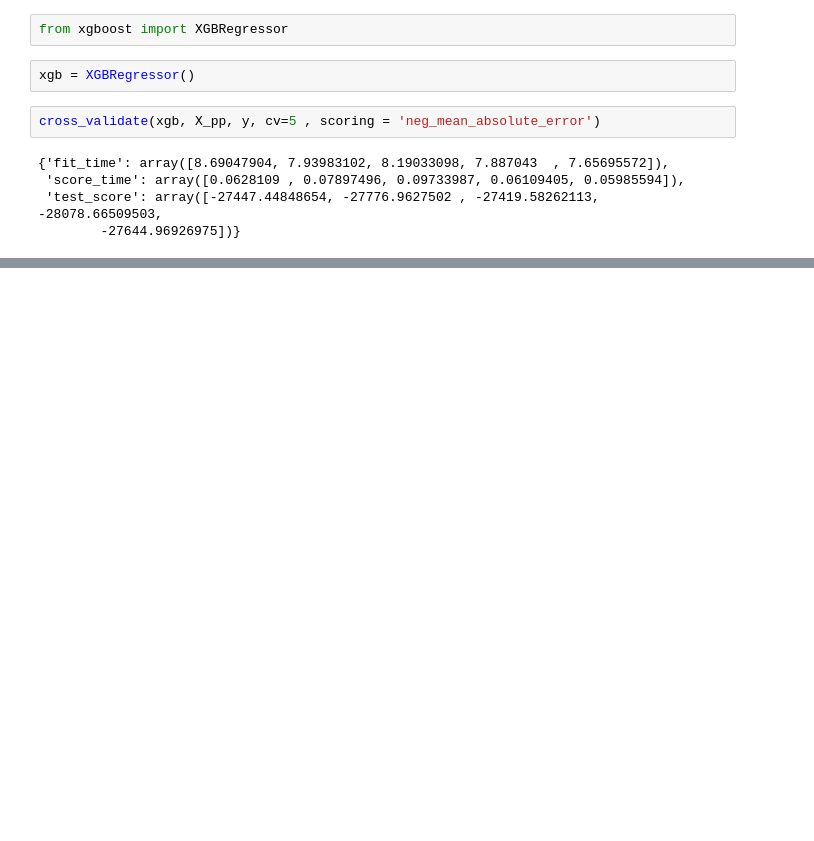
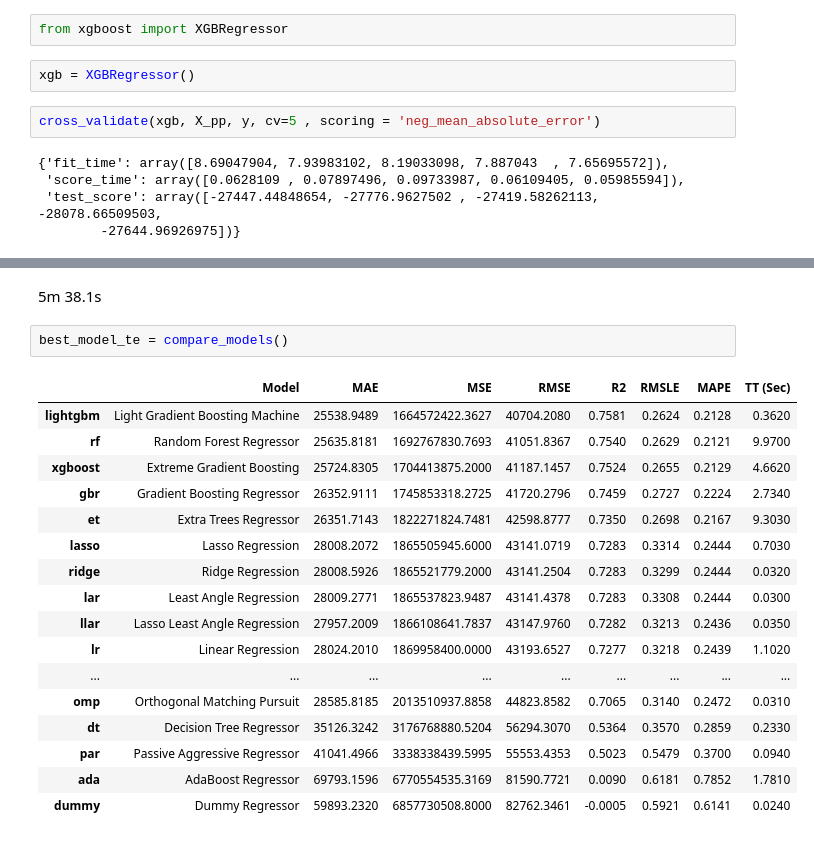
Before and after one commit to igordesouza/Hackday, a Jupyter notebook: ml-pycaret.ipynb, the cells around one changed output, grey strips where cells are left out. Cells and saved outputs as stored; diff of their text form; blank space fills up the shorter version.

Commit message:
Avaliando modelos com Target Encoder e Log(Preço)

```diff
--- a/ml-pycaret.ipynb
+++ b/ml-pycaret.ipynb
@@ -178,0 +224,22 @@ cross_validate(xgb, X_pp, y, cv=5 , scoring = 'neg_mean_absolute_error')
+# %% [markdown]
+5m 38.1s
+# %%
+best_model_te = compare_models()
+# %% [output]
+|  | Model | MAE | MSE | RMSE | R2 | RMSLE | MAPE | TT (Sec) |
+| lightgbm | Light Gradient Boosting Machine | 25538.9489 | 1664572422.3627 | 40704.2080 | 0.7581 | 0.2624 | 0.2128 | 0.3620 |
+| rf | Random Forest Regressor | 25635.8181 | 1692767830.7693 | 41051.8367 | 0.7540 | 0.2629 | 0.2121 | 9.9700 |
+| xgboost | Extreme Gradient Boosting | 25724.8305 | 1704413875.2000 | 41187.1457 | 0.7524 | 0.2655 | 0.2129 | 4.6620 |
+| gbr | Gradient Boosting Regressor | 26352.9111 | 1745853318.2725 | 41720.2796 | 0.7459 | 0.2727 | 0.2224 | 2.7340 |
+| et | Extra Trees Regressor | 26351.7143 | 1822271824.7481 | 42598.8777 | 0.7350 | 0.2698 | 0.2167 | 9.3030 |
+| lasso | Lasso Regression | 28008.2072 | 1865505945.6000 | 43141.0719 | 0.7283 | 0.3314 | 0.2444 | 0.7030 |
+| ridge | Ridge Regression | 28008.5926 | 1865521779.2000 | 43141.2504 | 0.7283 | 0.3299 | 0.2444 | 0.0320 |
+| lar | Least Angle Regression | 28009.2771 | 1865537823.9487 | 43141.4378 | 0.7283 | 0.3308 | 0.2444 | 0.0300 |
+| llar | Lasso Least Angle Regression | 27957.2009 | 1866108641.7837 | 43147.9760 | 0.7282 | 0.3213 | 0.2436 | 0.0350 |
+| lr | Linear Regression | 28024.2010 | 1869958400.0000 | 43193.6527 | 0.7277 | 0.3218 | 0.2439 | 1.1020 |
+| ... | ... | ... | ... | ... | ... | ... | ... | ... |
+| omp | Orthogonal Matching Pursuit | 28585.8185 | 2013510937.8858 | 44823.8582 | 0.7065 | 0.3140 | 0.2472 | 0.0310 |
+| dt | Decision Tree Regressor | 35126.3242 | 3176768880.5204 | 56294.3070 | 0.5364 | 0.3570 | 0.2859 | 0.2330 |
+| par | Passive Aggressive Regressor | 41041.4966 | 3338338439.5995 | 55553.4353 | 0.5023 | 0.5479 | 0.3700 | 0.0940 |
+| ada | AdaBoost Regressor | 69793.1596 | 6770554535.3169 | 81590.7721 | 0.0090 | 0.6181 | 0.7852 | 1.7810 |
+| dummy | Dummy Regressor | 59893.2320 | 6857730508.8000 | 82762.3461 | -0.0005 | 0.5921 | 0.6141 | 0.0240 |
```
Also changed, not shown: parts of 40 cells of this notebook.
